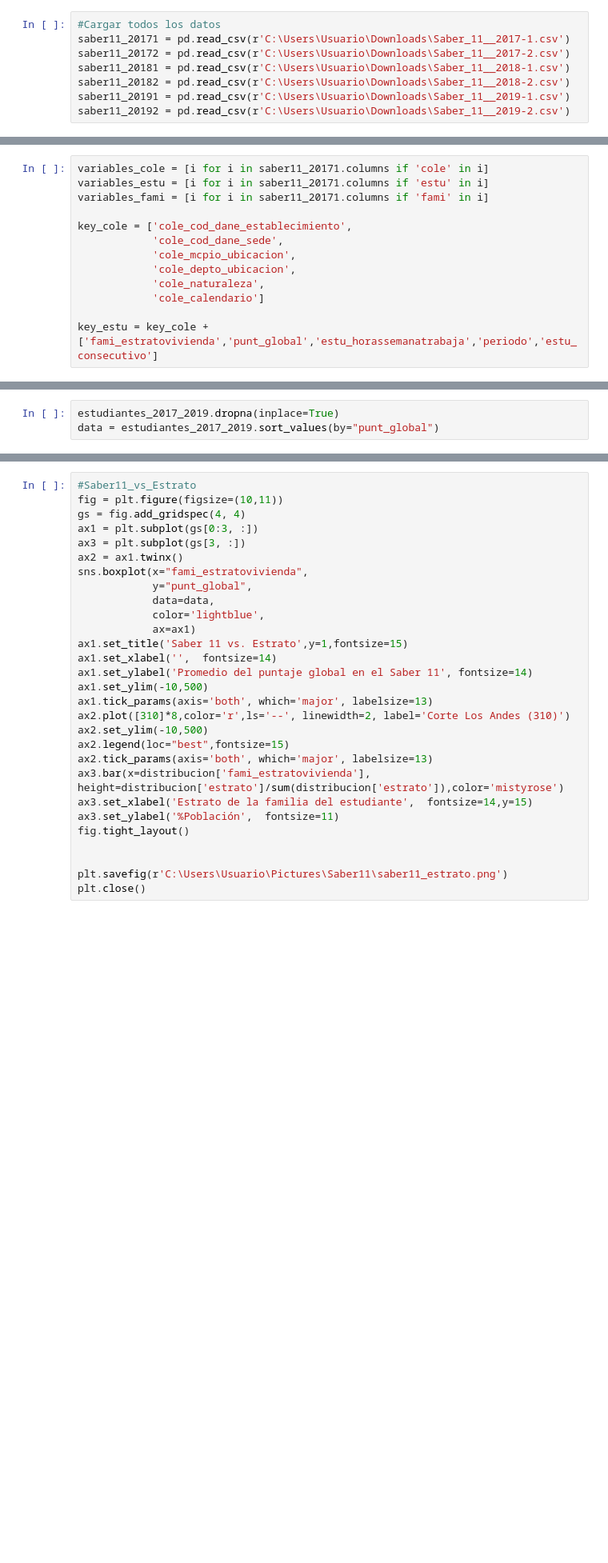
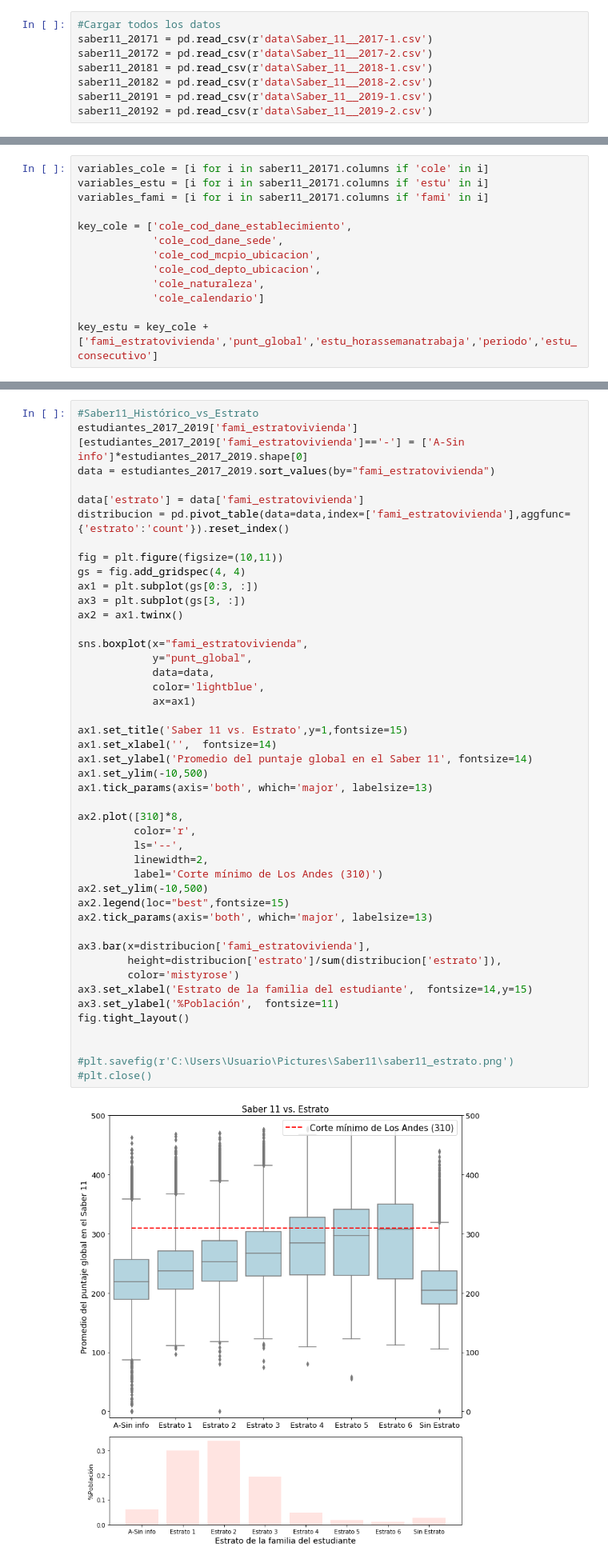
Before and after one commit to el-uniandino/Pruebas-Saber11, a Jupyter notebook: criterios_admision.ipynb, the cells around one changed output, grey strips where cells are left out. Shown at 80% size. Saved outputs shown, nothing was run; the diff lists cells and outputs as text; blank space fills up the shorter version.

```diff
--- a/criterios_admision.ipynb
+++ b/criterios_admision.ipynb
@@ -10,11 +22,11 @@ warnings.filterwarnings("ignore")
 # %%
 #Cargar todos los datos
-saber11_20171 = pd.read_csv(r'C:\Users\Usuario\Downloads\Saber_11__2017-1.csv')
-saber11_20172 = pd.read_csv(r'C:\Users\Usuario\Downloads\Saber_11__2017-2.csv')
-saber11_20181 = pd.read_csv(r'C:\Users\Usuario\Downloads\Saber_11__2018-1.csv')
-saber11_20182 = pd.read_csv(r'C:\Users\Usuario\Downloads\Saber_11__2018-2.csv')
-saber11_20191 = pd.read_csv(r'C:\Users\Usuario\Downloads\Saber_11__2019-1.csv')
-saber11_20192 = pd.read_csv(r'C:\Users\Usuario\Downloads\Saber_11__2019-2.csv')
+saber11_20171 = pd.read_csv(r'data\Saber_11__2017-1.csv')
+saber11_20172 = pd.read_csv(r'data\Saber_11__2017-2.csv')
+saber11_20181 = pd.read_csv(r'data\Saber_11__2018-1.csv')
+saber11_20182 = pd.read_csv(r'data\Saber_11__2018-2.csv')
+saber11_20191 = pd.read_csv(r'data\Saber_11__2019-1.csv')
+saber11_20192 = pd.read_csv(r'data\Saber_11__2019-2.csv')
 # %%
 #Lista de DB
 datos = [saber11_20171,
@@ -34,8 +46,8 @@ variables_fami = [i for i in saber11_20171.columns if 'fami' in i]
 
 key_cole = ['cole_cod_dane_establecimiento',
             'cole_cod_dane_sede',
-            'cole_mcpio_ubicacion',
-            'cole_depto_ubicacion',
+            'cole_cod_mcpio_ubicacion',
+            'cole_cod_depto_ubicacion',
             'cole_naturaleza',
             'cole_calendario']
 
@@ -87,3 +148,0 @@ cole_acumulado_final
-# %%
-estudiantes_2017_2019.dropna(inplace=True)
-data = estudiantes_2017_2019.sort_values(by="punt_global")
@@ -92,29 +225,47 @@ data['fami_estratovivienda'][data['fami_estratovivienda']=='-'] = ['A-Sin info']
 # %%
-#Saber11_vs_Estrato
+#Saber11_Histórico_vs_Estrato
+estudiantes_2017_2019['fami_estratovivienda'][estudiantes_2017_2019['fami_estratovivienda']=='-'] = ['A-Sin info']*estudiantes_2017_2019.shape[0]
+data = estudiantes_2017_2019.sort_values(by="fami_estratovivienda")
+
+data['estrato'] = data['fami_estratovivienda']
+distribucion = pd.pivot_table(data=data,index=['fami_estratovivienda'],aggfunc={'estrato':'count'}).reset_index()
+
 fig = plt.figure(figsize=(10,11))
 gs = fig.add_gridspec(4, 4)
 ax1 = plt.subplot(gs[0:3, :])
 ax3 = plt.subplot(gs[3, :])
 ax2 = ax1.twinx()
+
 sns.boxplot(x="fami_estratovivienda",
             y="punt_global",
             data=data,
             color='lightblue',
             ax=ax1)
+
 ax1.set_title('Saber 11 vs. Estrato',y=1,fontsize=15)
 ax1.set_xlabel('',  fontsize=14)
 ax1.set_ylabel('Promedio del puntaje global en el Saber 11', fontsize=14)
 ax1.set_ylim(-10,500)
 ax1.tick_params(axis='both', which='major', labelsize=13)
-ax2.plot([310]*8,color='r',ls='--', linewidth=2, label='Corte Los Andes (310)')
+
+ax2.plot([310]*8,
+         color='r',
+         ls='--',
+         linewidth=2,
+         label='Corte mínimo de Los Andes (310)')
 ax2.set_ylim(-10,500)
 ax2.legend(loc="best",fontsize=15)
 ax2.tick_params(axis='both', which='major', labelsize=13)
-ax3.bar(x=distribucion['fami_estratovivienda'], height=distribucion['estrato']/sum(distribucion['estrato']),color='mistyrose')
+
+ax3.bar(x=distribucion['fami_estratovivienda'],
+        height=distribucion['estrato']/sum(distribucion['estrato']),
+        color='mistyrose')
 ax3.set_xlabel('Estrato de la familia del estudiante',  fontsize=14,y=15)
 ax3.set_ylabel('%Población',  fontsize=11)
 fig.tight_layout()
 
 
-plt.savefig(r'C:\Users\Usuario\Pictures\Saber11\saber11_estrato.png')
-plt.close()
+#plt.savefig(r'C:\Users\Usuario\Pictures\Saber11\saber11_estrato.png')
+#plt.close()
+# %% [output]
+[figure, added]
```
Also changed, not shown: parts of 26 cells of this notebook.
